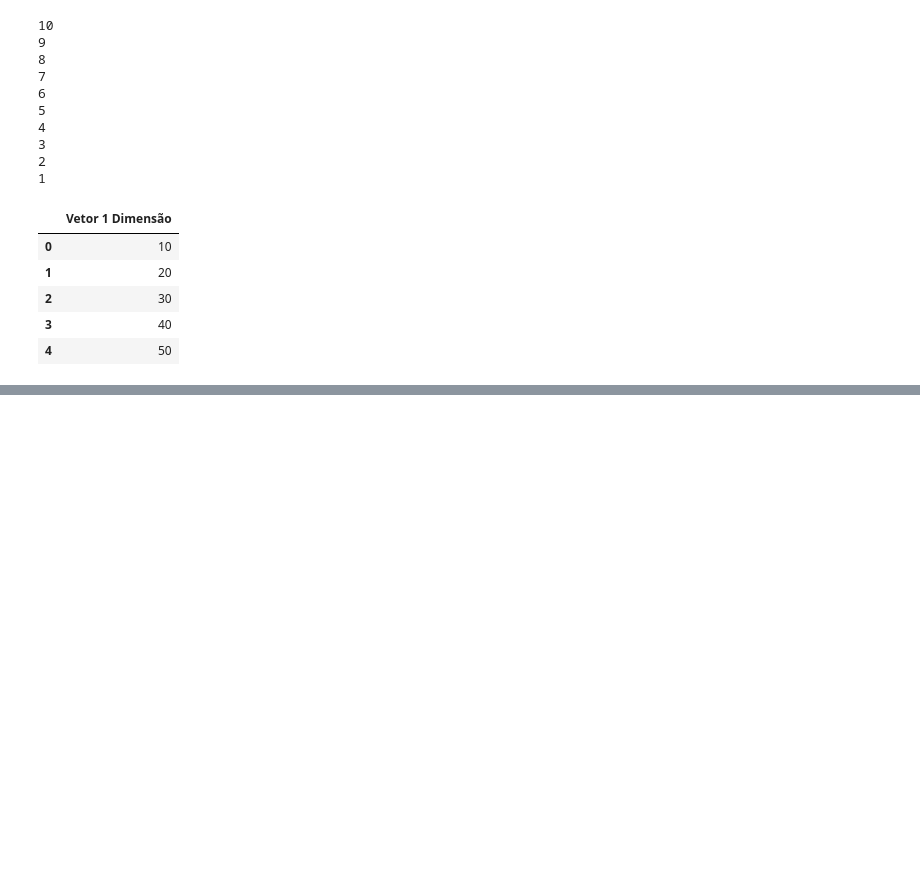
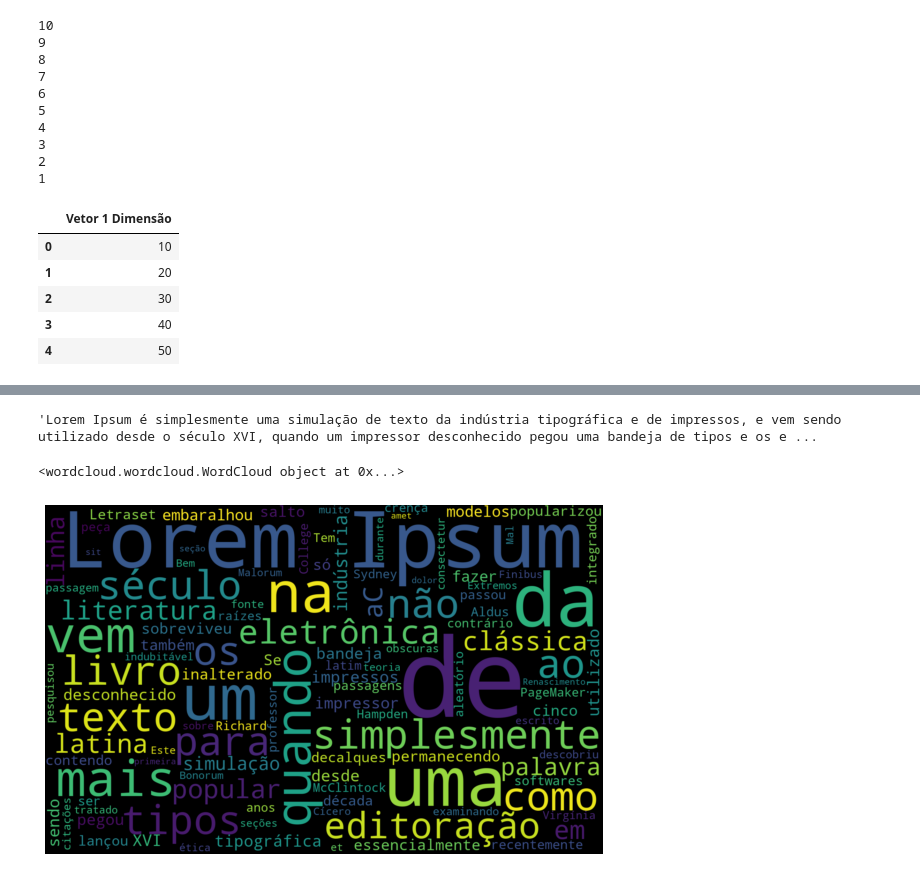
Before and after one commit to luizfernandopavanello/python_courses, a Jupyter notebook: soukAnalyticsPython/01_Programação_Python.ipynb, the cells around one changed output, grey strips where cells are left out. Cells and saved outputs as stored; diff of their text form; code cells hidden in the pictures; blank space fills up the shorter version.

Commit message:
Word Cloud with python

```diff
--- a/soukAnalyticsPython/01_Programação_Python.ipynb
+++ b/soukAnalyticsPython/01_Programação_Python.ipynb
@@ -1392,0 +1414,27 @@ pd.DataFrame(Array, columns={'Vetor 1 Dimensão'})
+# %%
+# Frase que vamos utilizar no exemplo
+Frase = 'Lorem Ipsum é simplesmente uma simulação de texto da indústria tipográfica e de impressos, e vem sendo utilizado desde o século XVI, quando um impressor desconhecido pegou uma bandeja de tipos e os embaralhou para fazer um livro de modelos de tipos. Lorem Ipsum sobreviveu não só a cinco séculos, como também ao salto para a editoração eletrônica, permanecendo essencialmente inalterado. Se popularizou na década de 60, quando a Letraset lançou decalques contendo passagens de Lorem Ipsum, e mais recentemente quando passou a ser integrado a softwares de editoração eletrônica como Aldus PageMaker.'
+Frase = Frase + 'Ao contrário da crença popular, Lorem Ipsum não é simplesmente um texto aleatório. Tem raízes em uma peça da literatura clássica latina de 45 aC, com mais de 2.000 anos. Richard McClintock, um professor de latim no Hampden-Sydney College, na Virgínia, pesquisou uma das palavras latinas mais obscuras, consectetur, de uma passagem de Lorem Ipsum e, examinando as citações da palavra na literatura clássica, descobriu a fonte indubitável. Lorem Ipsum vem das seções 1.10.32 e 1.10.33 de "de Finibus Bonorum et Malorum" (Os Extremos do Bem e do Mal) de Cícero, escrito em 45 aC. Este livro é um tratado sobre a teoria da ética, muito popular durante o Renascimento. A primeira linha de Lorem Ipsum, "Lorem ipsum dolor sit amet ..", vem de uma linha na seção 1.10.32.'
+# %%
+Frase
+# %% [output]
+'Lorem Ipsum é simplesmente uma simulação de texto da indústria tipográfica e de impressos, e vem sendo utilizado desde o século XVI, quando um impressor desconhecido pegou uma bandeja de tipos e os e ...
+# %%
+# Gerar Nuvem de Palavras
+Nuvem_Palavras = WordCloud(
+    background_color = 'black',
+    width=1600,
+    height=1000
+).generate(Frase)
+# %%
+print(Nuvem_Palavras)
+# %% [output]
+<wordcloud.wordcloud.WordCloud object at 0x...>
+# %%
+# Criar um gráfico
+
+fig, ax = plt.subplots(figsize=(10, 7))
+ax.imshow(Nuvem_Palavras, interpolation='bilinear')
+ax.set_axis_off()
+# %% [output]
+[figure, added]
```
Also changed, not shown: parts of 4 cells of this notebook.
